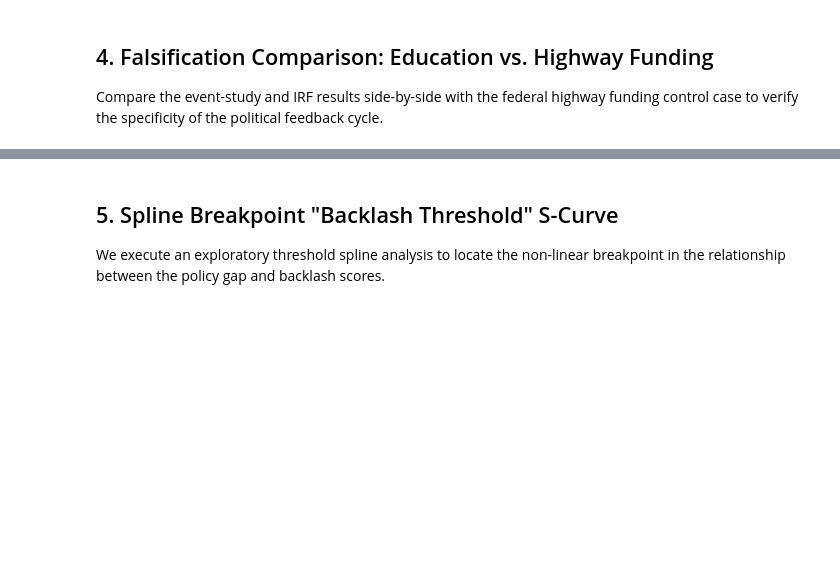
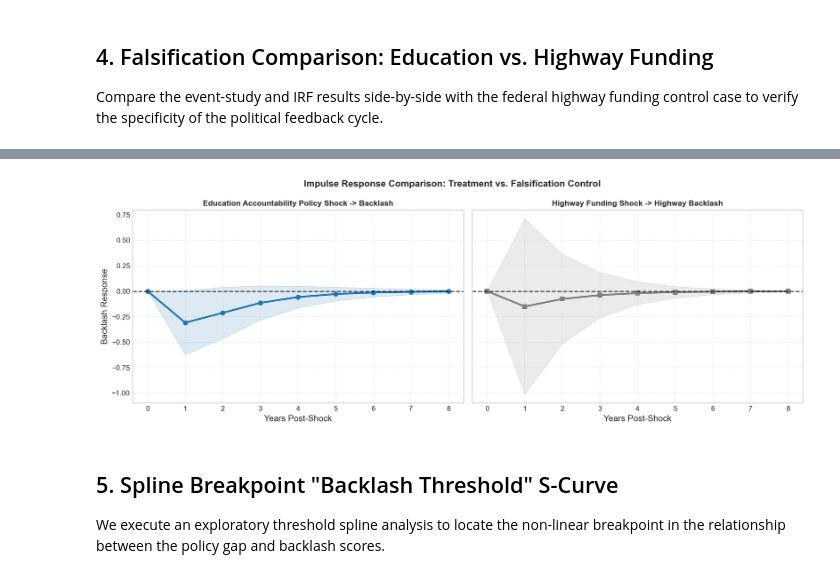
Before and after one commit to admiralorbiter/pendulum, a Jupyter notebook: notebooks/08_results_visualization.ipynb, the cells around one changed output, grey strips where cells are left out. Drawn from its saved outputs; the diff is of its cells as text; code cells hidden in the pictures; blank space fills up the shorter version.

```diff
--- a/notebooks/08_results_visualization.ipynb
+++ b/notebooks/08_results_visualization.ipynb
@@ -265,3 +273,85 @@ plt.show()
+# %%
+# 1. Transform variables for highway panel
+df_var_input_h = df[['state', 'year', 'highway_policy_intensity', 'highway_backlash']].dropna().copy()
+df_helmert_h = helmert_transform(df_var_input_h, ['highway_policy_intensity', 'highway_backlash'])
+
+# 2. Create lagged variables within each state before dropping NaNs
+df_helmert_h['L1_highway_policy_intensity'] = df_helmert_h.groupby('state')['highway_policy_intensity'].shift(1)
+df_helmert_h['L1_highway_backlash'] = df_helmert_h.groupby('state')['highway_backlash'].shift(1)
+
+df_var_clean_h = df_helmert_h.dropna(subset=['L1_highway_policy_intensity', 'L1_highway_backlash']).copy()
+df_var_clean_h['Intercept'] = 1.0
+
+# 3. Fit OLS with clustered standard errors
+res_eq1_h = IV2SLS(
+    df_var_clean_h['highway_policy_intensity'],
+    df_var_clean_h[['Intercept', 'L1_highway_policy_intensity', 'L1_highway_backlash']],
+    None, None
+).fit(cov_type='clustered', clusters=df_var_clean_h['state'])
+
+res_eq2_h = IV2SLS(
+    df_var_clean_h['highway_backlash'],
+    df_var_clean_h[['Intercept', 'L1_highway_policy_intensity', 'L1_highway_backlash']],
+    None, None
+).fit(cov_type='clustered', clusters=df_var_clean_h['state'])
+
+# Extract coefficients
+a11_h = res_eq1_h.params['L1_highway_policy_intensity']
+a12_h = res_eq1_h.params['L1_highway_backlash']
+a21_h = res_eq2_h.params['L1_highway_policy_intensity']
+a22_h = res_eq2_h.params['L1_highway_backlash']
+
+A_h = np.array([[a11_h, a12_h], [a21_h, a22_h]])
+
+point_p_shock_h, point_b_shock_h = compute_irf(A_h)
+resp_b_to_p_h = point_p_shock_h[:, 1]
+
+# Monte Carlo simulation to get standard errors of IRFs for highway
+np.random.seed(42)
+n_draws = 1000
+draws_b_to_p_h = []
+
+cov1_h = res_eq1_h.cov.loc[['L1_highway_policy_intensity', 'L1_highway_backlash'], ['L1_highway_policy_intensity', 'L1_highway_backlash']].values
+cov2_h = res_eq2_h.cov.loc[['L1_highway_policy_intensity', 'L1_highway_backlash'], ['L1_highway_policy_intensity', 'L1_highway_backlash']].values
+
+mean1_h = np.array([a11_h, a12_h])
+mean2_h = np.array([a21_h, a22_h])
+
+for _ in range(n_draws):
+    p1 = np.random.multivariate_normal(mean1_h, cov1_h)
+    p2 = np.random.multivariate_normal(mean2_h, cov2_h)
+    A_draw_h = np.array([[p1[0], p1[1]], [p2[0], p2[1]]])
+    draw_p_shock_h, _ = compute_irf(A_draw_h)
+    draws_b_to_p_h.append(draw_p_shock_h[:, 1])
+
+draws_b_to_p_h = np.array(draws_b_to_p_h)
+se_b_to_p_h = np.std(draws_b_to_p_h, axis=0)
+
+# Plot IRF Comparison side-by-side (Backlash response to policy shock)
+fig, axes = plt.subplots(1, 2, figsize=(14, 5), sharey=True)
+
+# Education
+axes[0].plot(steps, resp_b_to_p, color='#1f77b4', lw=2.5, marker='o', label='Education IRF')
+axes[0].fill_between(steps, resp_b_to_p - 1.96 * se_b_to_p, resp_b_to_p + 1.96 * se_b_to_p, color='#1f77b4', alpha=0.15)
+axes[0].axhline(0, color='black', linestyle='--', alpha=0.7)
+axes[0].set_title('Education Accountability Policy Shock -> Backlash', fontsize=11, fontweight='bold')
+axes[0].set_xlabel('Years Post-Shock')
+axes[0].set_ylabel('Backlash Response')
+axes[0].grid(True, linestyle=':', alpha=0.6)
+
+# Highway
+axes[1].plot(steps, resp_b_to_p_h, color='#7f7f7f', lw=2.5, marker='s', label='Highway IRF')
+axes[1].fill_between(steps, resp_b_to_p_h - 1.96 * se_b_to_p_h, resp_b_to_p_h + 1.96 * se_b_to_p_h, color='#7f7f7f', alpha=0.15)
+axes[1].axhline(0, color='black', linestyle='--', alpha=0.7)
+axes[1].set_title('Highway Funding Shock -> Highway Backlash', fontsize=11, fontweight='bold')
+axes[1].set_xlabel('Years Post-Shock')
+axes[1].grid(True, linestyle=':', alpha=0.6)
+
+plt.suptitle('Impulse Response Comparison: Treatment vs. Falsification Control', fontsize=13, fontweight='bold')
+plt.tight_layout()
+plt.show()
+# %% [output]
+[figure, added]
 # %% [markdown]
 ## 5. Spline Breakpoint "Backlash Threshold" S-Curve
 We execute an exploratory threshold spline analysis to locate the non-linear breakpoint in the relationship between the policy gap and backlash scores.
```
Also changed, not shown: parts of 7 cells of this notebook, 10 other files.
